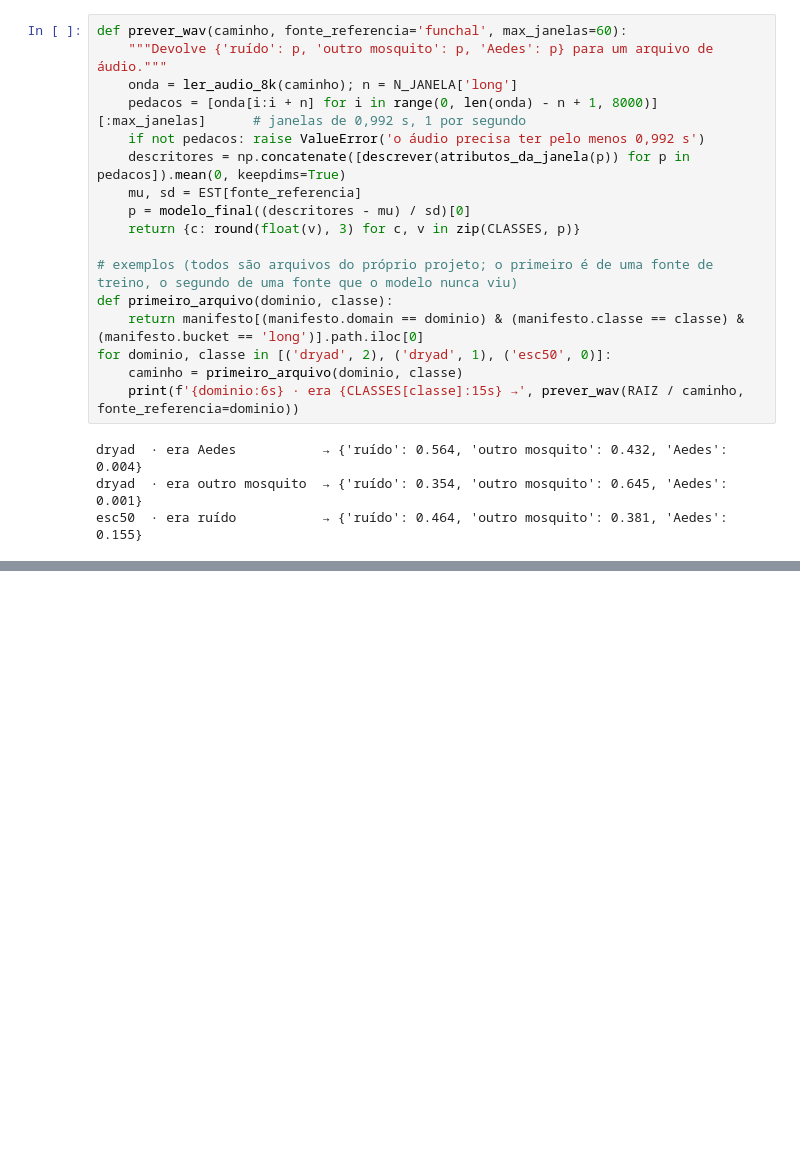
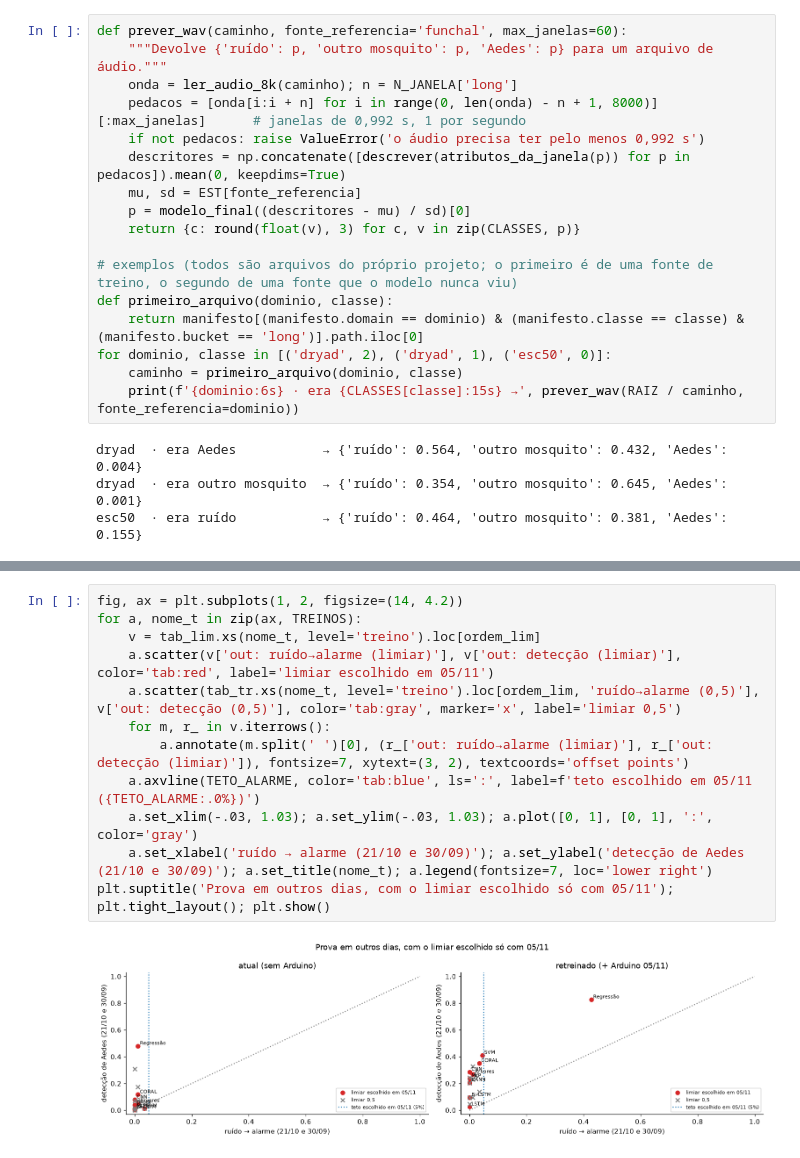
Before and after one commit to Lciarallo/mosquito-wingbeat, a Jupyter notebook: notebooks/detector_ternario_treinamento_teste_aplicacao.ipynb, the cells around one changed output, grey strips where cells are left out. Cells and saved outputs as stored; diff of their text form; blank space fills up the shorter version.

```diff
--- a/notebooks/detector_ternario_treinamento_teste_aplicacao.ipynb
+++ b/notebooks/detector_ternario_treinamento_teste_aplicacao.ipynb
@@ -1822,0 +1893,14 @@ plt.tight_layout(); plt.show()
+# %%
+fig, ax = plt.subplots(1, 2, figsize=(14, 4.2))
+for a, nome_t in zip(ax, TREINOS):
+    v = tab_lim.xs(nome_t, level='treino').loc[ordem_lim]
+    a.scatter(v['out: ruído→alarme (limiar)'], v['out: detecção (limiar)'], color='tab:red', label='limiar escolhido em 05/11')
+    a.scatter(tab_tr.xs(nome_t, level='treino').loc[ordem_lim, 'ruído→alarme (0,5)'], v['out: detecção (0,5)'], color='tab:gray', marker='x', label='limiar 0,5')
+    for m, r_ in v.iterrows():
+        a.annotate(m.split(' ')[0], (r_['out: ruído→alarme (limiar)'], r_['out: detecção (limiar)']), fontsize=7, xytext=(3, 2), textcoords='offset points')
+    a.axvline(TETO_ALARME, color='tab:blue', ls=':', label=f'teto escolhido em 05/11 ({TETO_ALARME:.0%})')
+    a.set_xlim(-.03, 1.03); a.set_ylim(-.03, 1.03); a.plot([0, 1], [0, 1], ':', color='gray')
+    a.set_xlabel('ruído → alarme (21/10 e 30/09)'); a.set_ylabel('detecção de Aedes (21/10 e 30/09)'); a.set_title(nome_t); a.legend(fontsize=7, loc='lower right')
+plt.suptitle('Prova em outros dias, com o limiar escolhido só com 05/11'); plt.tight_layout(); plt.show()
+# %% [output]
+[figure, added]
```
Also changed, not shown: parts of 40 cells of this notebook, 1 other file.
